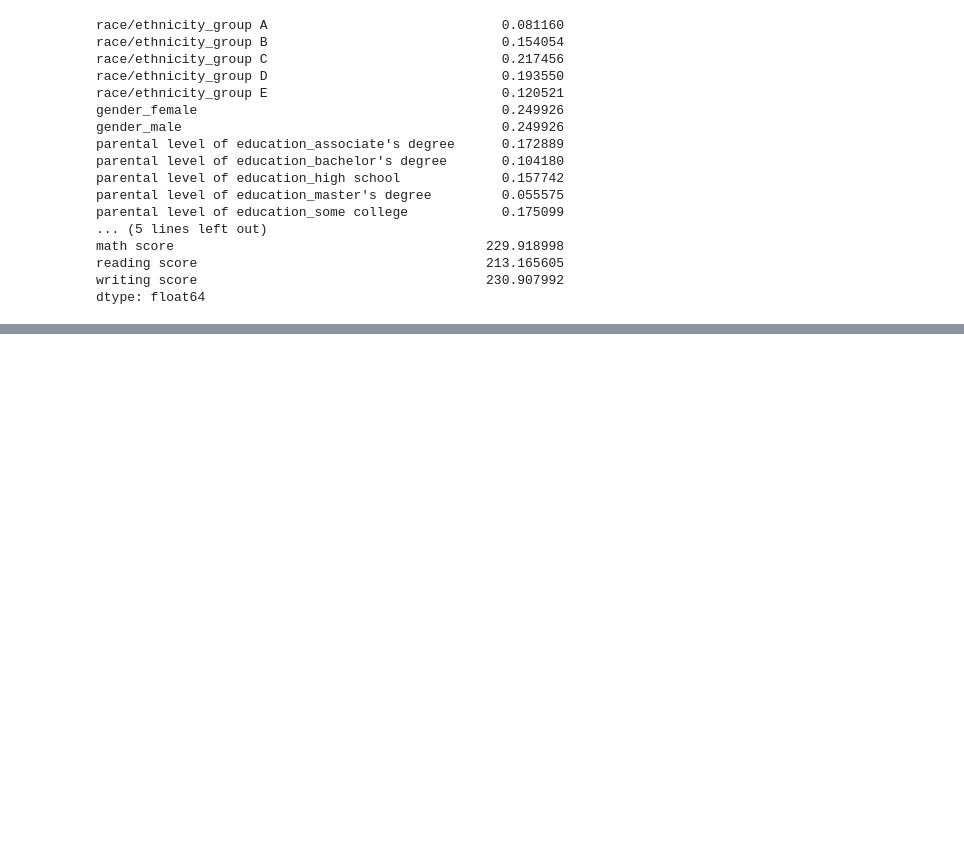
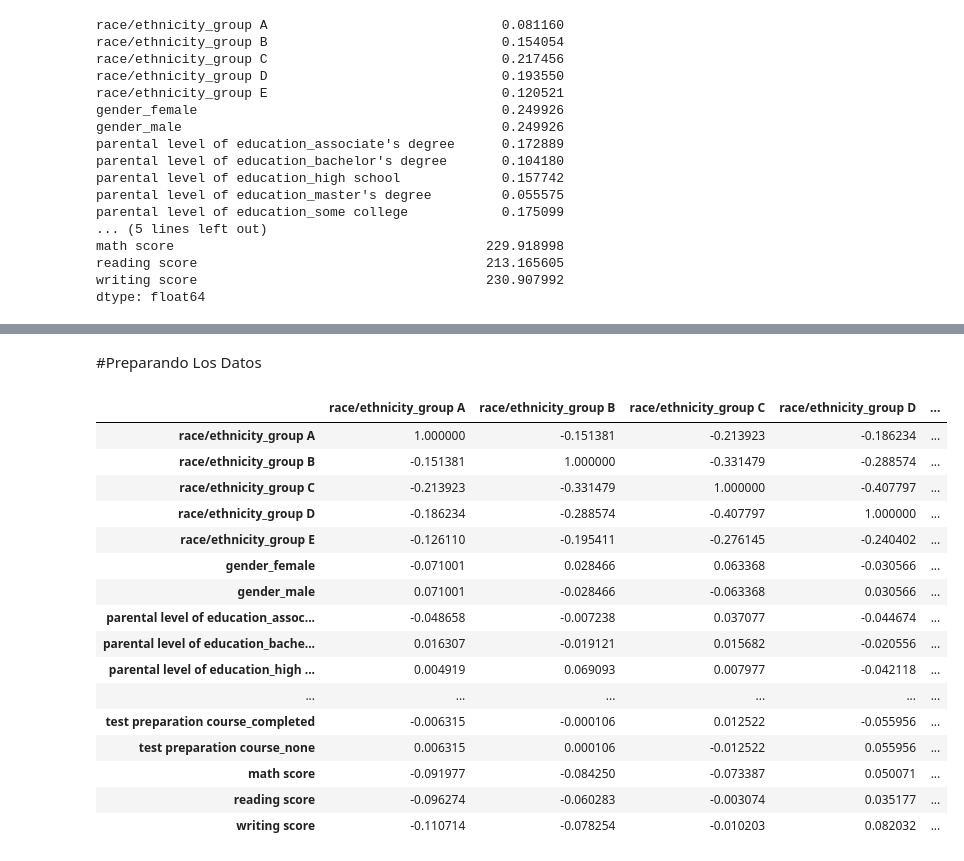
Before and after one commit to vale314/machine-learning-course-CUCEI-00, a Jupyter notebook: Project.ipynb, the cells around one changed output, grey strips where cells are left out. Drawn from its saved outputs; the diff is of its cells as text; code cells hidden in the pictures; blank space fills up the shorter version.

```diff
--- a/Project.ipynb
+++ b/Project.ipynb
@@ -372,0 +347,23 @@ Transcript written on notebook.log.
+# %% [markdown]
+#Preparando Los Datos
+# %%
+pearsoncorr = dfG.corr(method='pearson')
+pearsoncorr
+# %% [output]
+|  | race/ethnicity_group A | race/ethnicity_group B | race/ethnicity_group C | race/ethnicity_group D | ... |
+| race/ethnicity_group A | 1.000000 | -0.151381 | -0.213923 | -0.186234 | ... |
+| race/ethnicity_group B | -0.151381 | 1.000000 | -0.331479 | -0.288574 | ... |
+| race/ethnicity_group C | -0.213923 | -0.331479 | 1.000000 | -0.407797 | ... |
+| race/ethnicity_group D | -0.186234 | -0.288574 | -0.407797 | 1.000000 | ... |
+| race/ethnicity_group E | -0.126110 | -0.195411 | -0.276145 | -0.240402 | ... |
+| gender_female | -0.071001 | 0.028466 | 0.063368 | -0.030566 | ... |
+| gender_male | 0.071001 | -0.028466 | -0.063368 | 0.030566 | ... |
+| parental level of education_assoc... | -0.048658 | -0.007238 | 0.037077 | -0.044674 | ... |
+| parental level of education_bache... | 0.016307 | -0.019121 | 0.015682 | -0.020556 | ... |
+| parental level of education_high ... | 0.004919 | 0.069093 | 0.007977 | -0.042118 | ... |
+| ... | ... | ... | ... | ... | ... |
+| test preparation course_completed | -0.006315 | -0.000106 | 0.012522 | -0.055956 | ... |
+| test preparation course_none | 0.006315 | 0.000106 | -0.012522 | 0.055956 | ... |
+| math score | -0.091977 | -0.084250 | -0.073387 | 0.050071 | ... |
+| reading score | -0.096274 | -0.060283 | -0.003074 | 0.035177 | ... |
+| writing score | -0.110714 | -0.078254 | -0.010203 | 0.082032 | ... |
```
Also changed, not shown: parts of 15 cells of this notebook.
